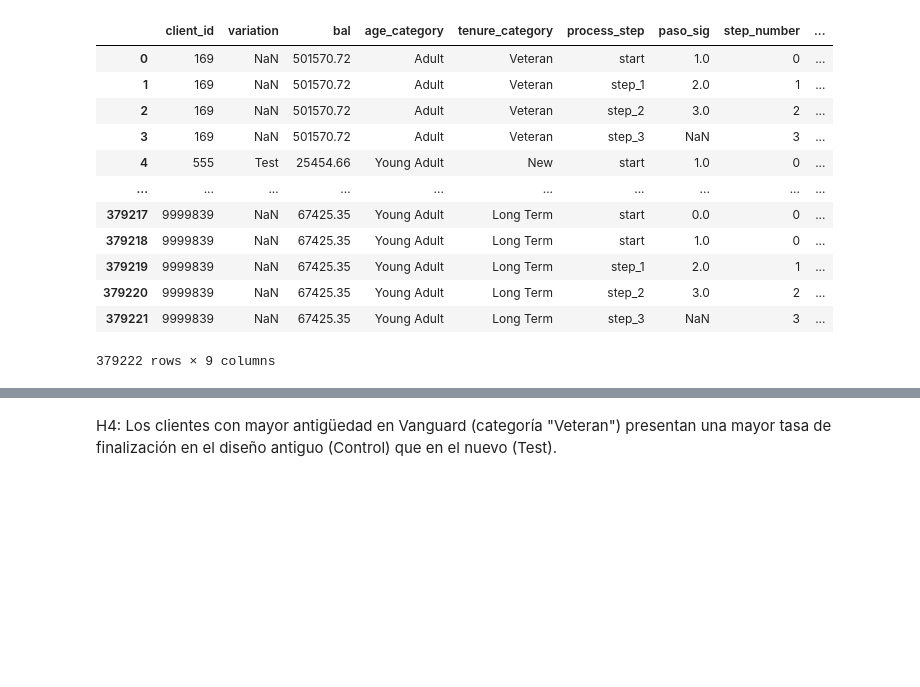
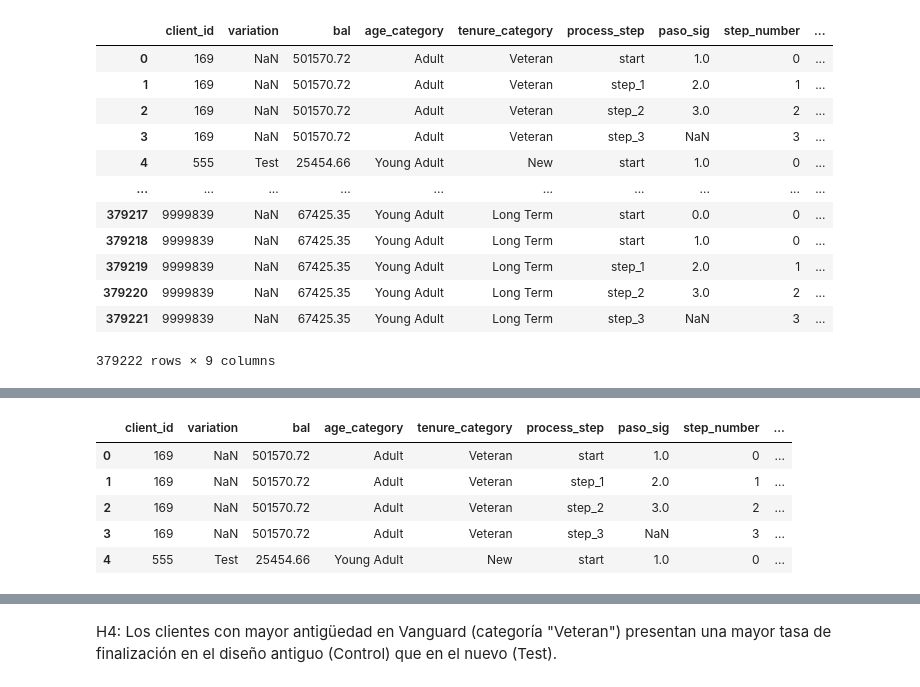
Before and after one commit to bperezlovisolo/Proyecto_4, a Jupyter notebook: notebooks/proyecto.ipynb, the cells around one changed output, grey strips where cells are left out. Saved outputs shown, nothing was run; the diff lists cells and outputs as text; code cells hidden in the pictures; blank space fills up the shorter version.

```diff
--- a/notebooks/proyecto.ipynb
+++ b/notebooks/proyecto.ipynb
@@ -154,0 +291,9 @@ df_master
+# %%
+df_master.head()
+# %% [output]
+|  | client_id | variation | bal | age_category | tenure_category | process_step | paso_sig | step_number | ... |
+| 0 | 169 | NaN | 501570.72 | Adult | Veteran | start | 1.0 | 0 | ... |
+| 1 | 169 | NaN | 501570.72 | Adult | Veteran | step_1 | 2.0 | 1 | ... |
+| 2 | 169 | NaN | 501570.72 | Adult | Veteran | step_2 | 3.0 | 2 | ... |
+| 3 | 169 | NaN | 501570.72 | Adult | Veteran | step_3 | NaN | 3 | ... |
+| 4 | 555 | Test | 25454.66 | Young Adult | New | start | 1.0 | 0 | ... |
```
Also changed, not shown: parts of 37 cells of this notebook.
